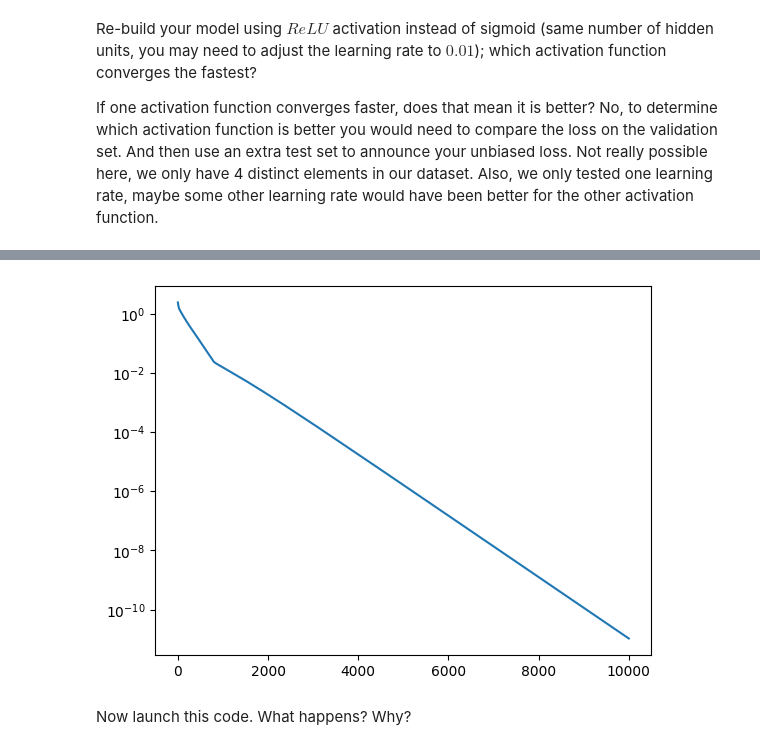
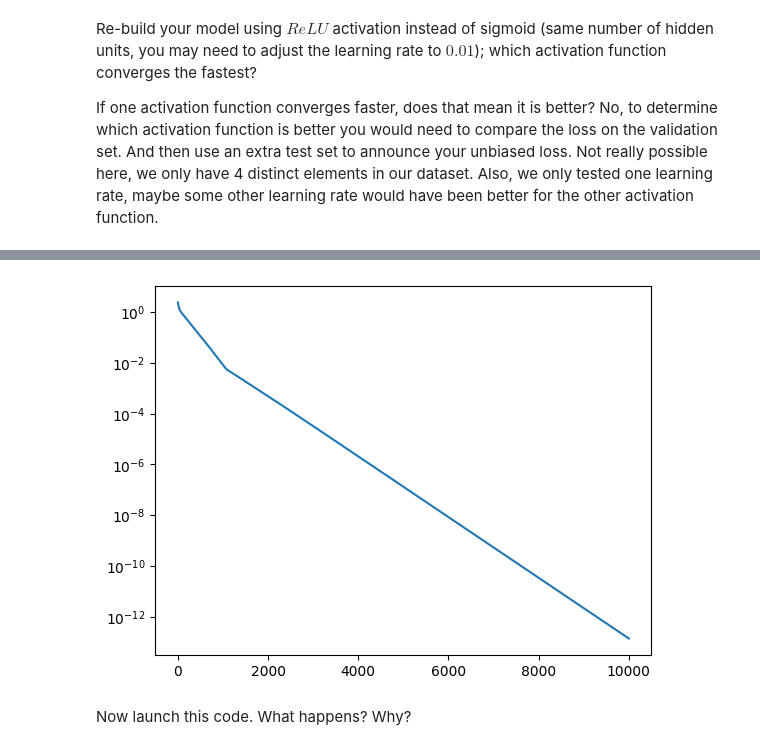
Before and after one commit to MICS-Lab/DeepLearningCourse2024, a Jupyter notebook: TD/DL_Practice_1_solutions.ipynb, the cells around one changed output, grey strips where cells are left out. Cells and saved outputs as stored; diff of their text form; code cells hidden in the pictures.

```diff
--- a/TD/DL_Practice_1_solutions.ipynb
+++ b/TD/DL_Practice_1_solutions.ipynb
@@ -157,7 +157,7 @@ n_hidden = 10
 # learning rate
 lr = 0.2
 # number of epochs
-epochs = 10_000
+n_epochs = 10_000
 # %% [markdown]
 Define the model's weight matrices and biases.
 
@@ -310,15 +312,15 @@ def backward(X, y_train, hidden_activations, output_activations):
         for j in range(n_hidden):
             for k in range(2):  # because W_hidden is a matrix n_hidden rows, 2 columns
                 W_hidden[j][k] -= lr * 2 * (output_activations[i] - y_train[i]) * sigmoid_derivative(np.dot(W_out, hidden_activations[i]) + b_out) * W_out[0][j] * sigmoid_derivative(np.dot(W_hidden, X[i].T) + b_hidden.T)[j] * X[i][k]
-            b_hidden[j] -= lr * 2 * (output_activations[i] - y_train[i]) * sigmoid_derivative(np.dot(W_out, hidden_activations[i]) + b_out) * W_out[0][j]
+            b_hidden[j] -= lr * 2 * (output_activations[i] - y_train[i]) * sigmoid_derivative(np.dot(W_out, hidden_activations[i]) + b_out) * W_out[0][j] * sigmoid_derivative(np.dot(W_hidden, X[i].T) + b_hidden)[j]
 # %% [markdown]
 Performs the forward pass, backward pass, and weight updates for $10,000$ epochs;
 in addition:
 - print the loss every $10,000$ epochs
 - save the losses and plot them in a semilogy
 # %%
-losses = np.zeros(epochs)
-for epoch in range(epochs):
+losses = np.zeros(n_epochs)
+for epoch in range(n_epochs):
     # train
     hidden_activations, output_activations, loss = forward(X_train)
     backward(X_train, y_train, hidden_activations, output_activations)
@@ -378,7 +380,7 @@ n_hidden = 10
 # learning rate
 lr = 0.001
 # number of epochs
-epochs = 10_000
+n_epochs = 10_000
 
 
 # activation function
@@ -425,11 +427,10 @@ def backward(X, y_train, hidden_activations, output_activations):
         for j in range(n_hidden):
             for k in range(2):  # because W_hidden is a matrix n_hidden rows, 2 columns
                 W_hidden[j][k] -= lr * 2 * (output_activations[i] - y_train[i]) * relu_derivative(np.dot(W_out, hidden_activations[i]) + b_out) * W_out[0][j] * relu_derivative(np.dot(W_hidden, X[i].T) + b_hidden.T)[j] * X[i][k]
-            b_hidden[j] -= lr * 2 * (output_activations[i] - y_train[i]) * relu_derivative(np.dot(W_out, hidden_activations[i]) + b_out) * W_out[0][j]
+            b_hidden[j] -= lr * 2 * (output_activations[i] - y_train[i]) * sigmoid_derivative(np.dot(W_out, hidden_activations[i]) + b_out) * W_out[0][j] * sigmoid_derivative(np.dot(W_hidden, X[i].T) + b_hidden)[j]
 
-
-losses = np.zeros(epochs)
-for epoch in range(epochs):
+losses = np.zeros(n_epochs)
+for epoch in range(n_epochs):
     # train
     hidden_activations, output_activations, loss = forward(X_train)
     backward(X_train, y_train, hidden_activations, output_activations)
@@ -454,4 +455,4 @@ Epoch 9000: loss = [1.14960983e-10]
-[figure, old version]
+[figure, new version]
 # %% [markdown]
 Now launch this code. What happens? Why?
 # %%
```
Also changed, not shown: parts of 5 cells of this notebook, 1 other file.
